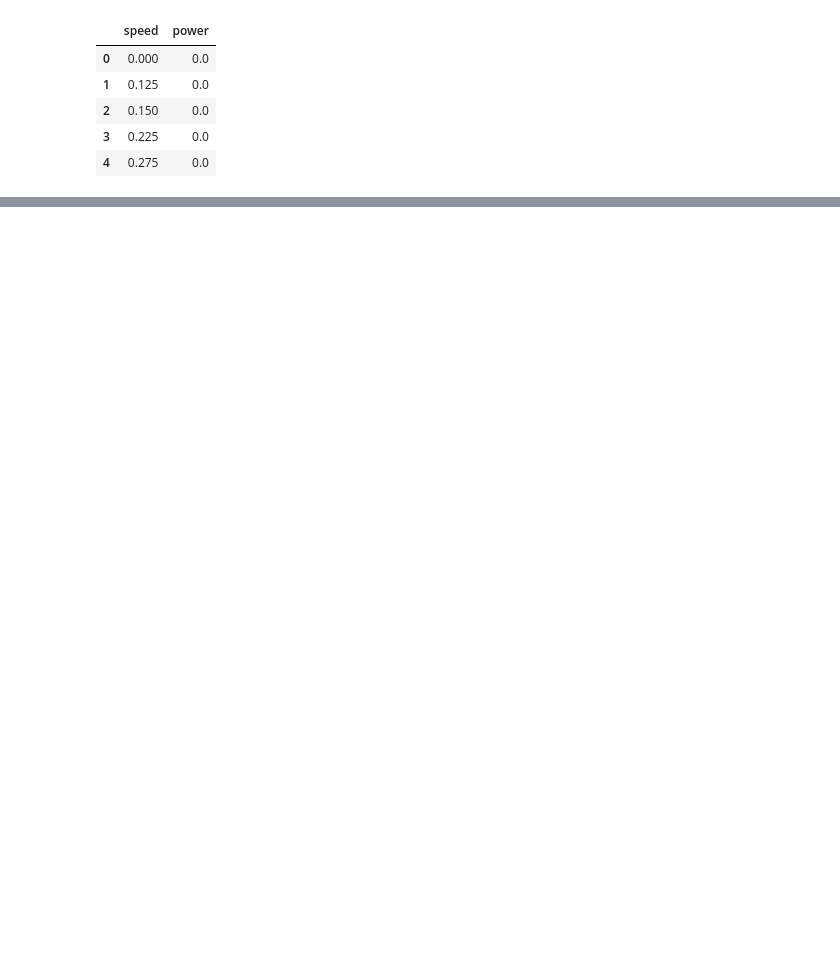
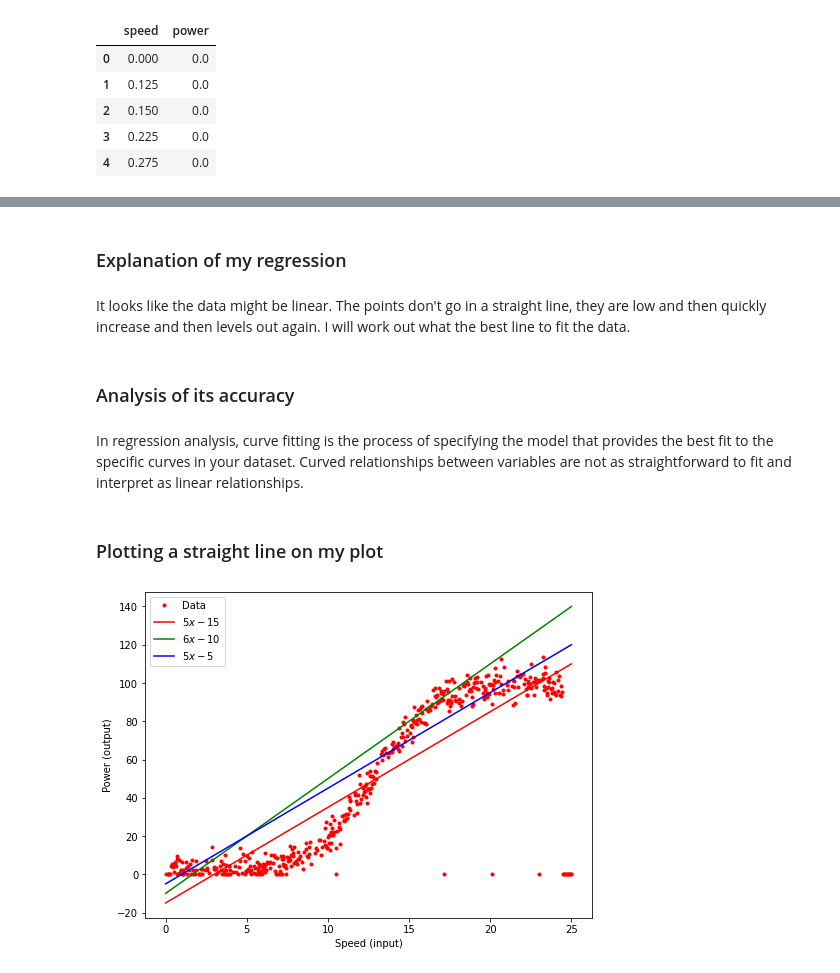
Before and after one commit to caroltreacy/fundamentals-project-2020, a Jupyter notebook: Project 2020 - powerproduction.ipynb, the cells around one changed output, grey strips where cells are left out. Saved outputs shown, nothing was run; the diff lists cells and outputs as text; code cells hidden in the pictures; blank space fills up the shorter version.

```diff
--- a/Project 2020 - powerproduction.ipynb
+++ b/Project 2020 - powerproduction.ipynb
@@ -101,0 +191,33 @@ https://realpython.com/linear-regression-in-python/#what-is-regression
+# %% [markdown]
+### Explanation of my regression
+# %% [markdown]
+It looks like the data might be linear. The points don't go in a straight line, they are low and then quickly increase and then levels out again.  I will work out what the best line to fit the data.
+# %% [markdown]
+### Analysis of its accuracy
+# %% [markdown]
+In regression analysis, curve fitting is the process of specifying the model that provides the best fit to the specific curves in your dataset. Curved relationships between variables are not as straightforward to fit and interpret as linear relationships.
+# %% [markdown]
+### Plotting a straight line on my plot
+# %%
+# started from https://github.com/ianmcloughlin/jupyter-teaching-notebooks/blob/master/simple-linear-regression.ipynb
+
+# Plot w versus d with black dots.
+plt.plot(a, b, 'r.', label="Data")
+
+# Overlay some lines on the plot.
+
+plt.plot(x, 5.0 * x + -15.0, 'r-', label=r"$5x - 15$")
+plt.plot(x, 6.0 * x + -10.0, 'g-', label=r"$6x - 10$")
+plt.plot(x, 5.0 * x + -5.0, 'b-', label=r"$5x - 5$")
+
+# Add a legend.
+plt.legend()
+
+# Add axis labels.
+plt.xlabel('Speed (input)')
+plt.ylabel('Power (output)')
+
+# Show the plot.
+plt.show()
+# %% [output]
+[figure, added]
```
Also changed, not shown: parts of 39 cells of this notebook, 1 other file.
